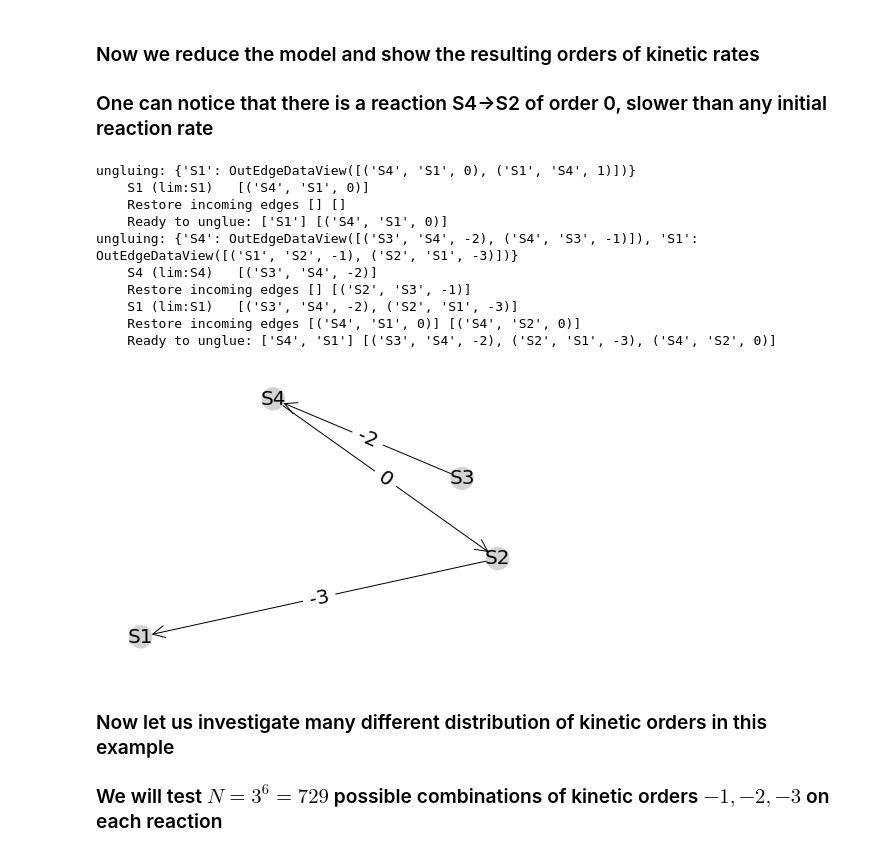
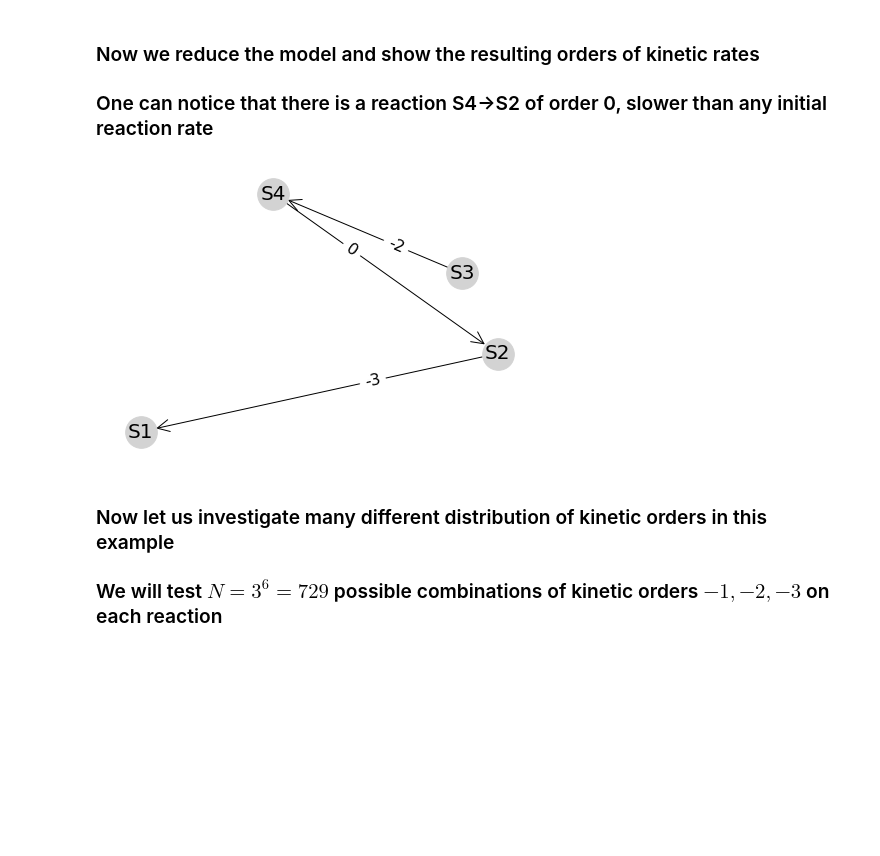
Before and after one commit to oradules/LNetReduce, a Jupyter notebook: Example_Petrov_paper.ipynb, the cells around one changed output. Cells and saved outputs as stored; diff of their text form; code cells hidden in the pictures; blank space fills up the shorter version.

```diff
--- a/Example_Petrov_paper.ipynb
+++ b/Example_Petrov_paper.ipynb
@@ -84,28 +21,11 @@ plt.show()
 # %% [markdown]
 ### Now we reduce the model and show the resulting orders of kinetic rates
 ### One can notice that there is a reaction S4->S2 of order 0, slower than any initial reaction rate
-# %%
-try:
-    uG = reduction.reduce_graph(G)
-    reduction.save_graph(uG, reduced_filename)
-    nx.draw(uG, pos, with_labels = True,node_color=color_map,font_size=20,node_size=500,arrowsize=30,arrowstyle='->')
-    edge_labels = get_edge_labels_dic(uG)
-    nx.draw_networkx_edge_labels(uG,pos,edge_labels=edge_labels,font_color='black',font_size=20)
-    plt.show()
-except:
-    print('ERROR: Error in reduction!')
-# %% [output]
-ungluing: {'S1': OutEdgeDataView([('S4', 'S1', 0), ('S1', 'S4', 1)])}
-    S1 (lim:S1)   [('S4', 'S1', 0)]
-    Restore incoming edges [] []
-    Ready to unglue: ['S1'] [('S4', 'S1', 0)]
-ungluing: {'S4': OutEdgeDataView([('S3', 'S4', -2), ('S4', 'S3', -1)]), 'S1': OutEdgeDataView([('S1', 'S2', -1), ('S2', 'S1', -3)])}
-    S4 (lim:S4)   [('S3', 'S4', -2)]
-    Restore incoming edges [] [('S2', 'S3', -1)]
-    S1 (lim:S1)   [('S3', 'S4', -2), ('S2', 'S1', -3)]
-    Restore incoming edges [('S4', 'S1', 0)] [('S4', 'S2', 0)]
-    Ready to unglue: ['S4', 'S1'] [('S3', 'S4', -2), ('S2', 'S1', -3), ('S4', 'S2', 0)]
-[figure, removed]
+# %%
+uG = lnetreduce.reduce_graph(G)
+_ = lnetreduce.plot_graph(uG, edge_labels='weight', layout=pos)
+# %% [output]
+[figure, added]
 # %% [markdown]
 ### Now let us investigate many different distribution of kinetic orders in this example
 ### We will test $N=3^6=729$ possible combinations of kinetic orders $-1,-2,-3$ on each reaction
```
Also changed, not shown: parts of 9 cells of this notebook, 2 other files.
